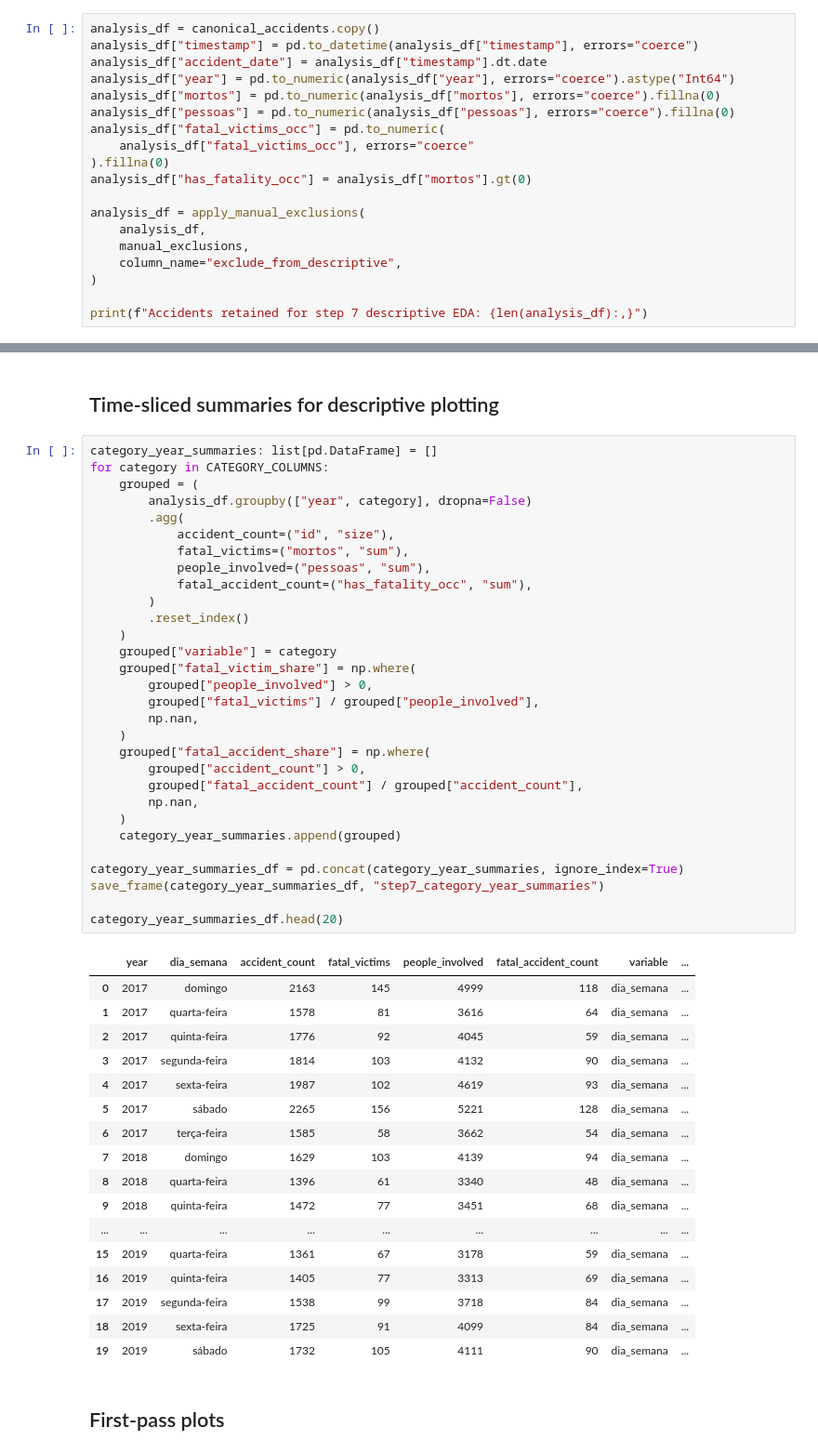
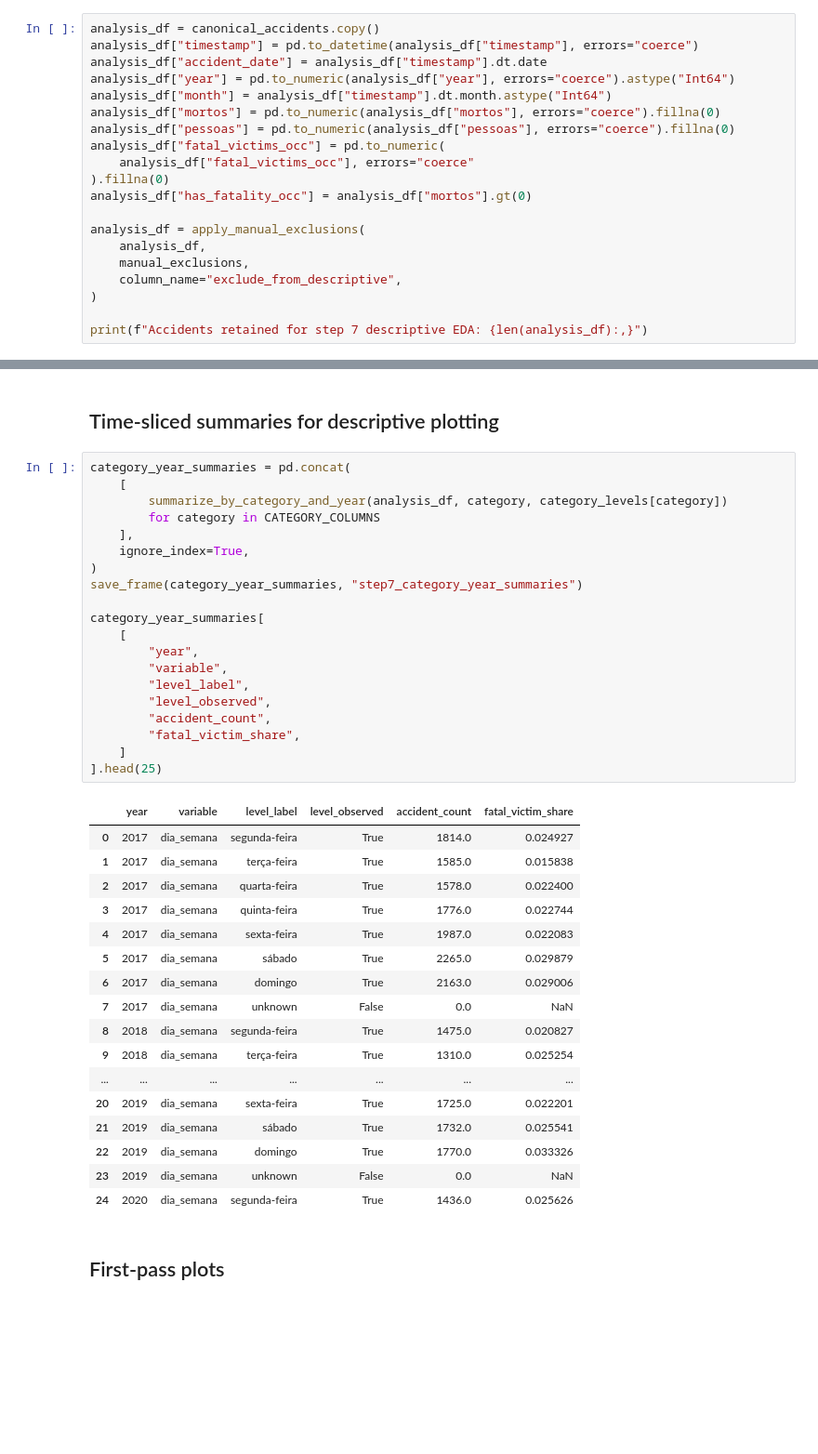
Before and after one commit to alwolmer/radar-prf-101, a Jupyter notebook: notebooks/eda-p2.ipynb, the cells around one changed output, grey strips where cells are left out. Shown at 93% size. Saved outputs shown, nothing was run; the diff lists cells and outputs as text; blank space fills up the shorter version.

```diff
--- a/notebooks/eda-p2.ipynb
+++ b/notebooks/eda-p2.ipynb
@@ -185,6 +649,7 @@ analysis_df = canonical_accidents.copy()
 analysis_df["timestamp"] = pd.to_datetime(analysis_df["timestamp"], errors="coerce")
 analysis_df["accident_date"] = analysis_df["timestamp"].dt.date
 analysis_df["year"] = pd.to_numeric(analysis_df["year"], errors="coerce").astype("Int64")
+analysis_df["month"] = analysis_df["timestamp"].dt.month.astype("Int64")
 analysis_df["mortos"] = pd.to_numeric(analysis_df["mortos"], errors="coerce").fillna(0)
 analysis_df["pessoas"] = pd.to_numeric(analysis_df["pessoas"], errors="coerce").fillna(0)
 analysis_df["fatal_victims_occ"] = pd.to_numeric(
@@ -268,53 +753,43 @@ category_summaries.head(20)
 # %% [markdown]
 ## Time-sliced summaries for descriptive plotting
 # %%
-category_year_summaries: list[pd.DataFrame] = []
-for category in CATEGORY_COLUMNS:
-    grouped = (
-        analysis_df.groupby(["year", category], dropna=False)
-        .agg(
-            accident_count=("id", "size"),
-            fatal_victims=("mortos", "sum"),
-            people_involved=("pessoas", "sum"),
-            fatal_accident_count=("has_fatality_occ", "sum"),
-        )
-        .reset_index()
-    )
-    grouped["variable"] = category
-    grouped["fatal_victim_share"] = np.where(
-        grouped["people_involved"] > 0,
-        grouped["fatal_victims"] / grouped["people_involved"],
-        np.nan,
-    )
-    grouped["fatal_accident_share"] = np.where(
-        grouped["accident_count"] > 0,
-        grouped["fatal_accident_count"] / grouped["accident_count"],
-        np.nan,
-    )
-    category_year_summaries.append(grouped)
+category_year_summaries = pd.concat(
+    [
+        summarize_by_category_and_year(analysis_df, category, category_levels[category])
+        for category in CATEGORY_COLUMNS
+    ],
+    ignore_index=True,
+)
+save_frame(category_year_summaries, "step7_category_year_summaries")
 
-category_year_summaries_df = pd.concat(category_year_summaries, ignore_index=True)
-save_frame(category_year_summaries_df, "step7_category_year_summaries")
-
-category_year_summaries_df.head(20)
+category_year_summaries[
+    [
+        "year",
+        "variable",
+        "level_label",
+        "level_observed",
+        "accident_count",
+        "fatal_victim_share",
+    ]
+].head(25)
 # %% [output]
-|  | year | dia_semana | accident_count | fatal_victims | people_involved | fatal_accident_count | variable | ... |
-| 0 | 2017 | domingo | 2163 | 145 | 4999 | 118 | dia_semana | ... |
-| 1 | 2017 | quarta-feira | 1578 | 81 | 3616 | 64 | dia_semana | ... |
-| 2 | 2017 | quinta-feira | 1776 | 92 | 4045 | 59 | dia_semana | ... |
-| 3 | 2017 | segunda-feira | 1814 | 103 | 4132 | 90 | dia_semana | ... |
-| 4 | 2017 | sexta-feira | 1987 | 102 | 4619 | 93 | dia_semana | ... |
-| 5 | 2017 | sábado | 2265 | 156 | 5221 | 128 | dia_semana | ... |
-| 6 | 2017 | terça-feira | 1585 | 58 | 3662 | 54 | dia_semana | ... |
-| 7 | 2018 | domingo | 1629 | 103 | 4139 | 94 | dia_semana | ... |
-| 8 | 2018 | quarta-feira | 1396 | 61 | 3340 | 48 | dia_semana | ... |
-| 9 | 2018 | quinta-feira | 1472 | 77 | 3451 | 68 | dia_semana | ... |
-| ... | ... | ... | ... | ... | ... | ... | ... | ... |
-| 15 | 2019 | quarta-feira | 1361 | 67 | 3178 | 59 | dia_semana | ... |
-| 16 | 2019 | quinta-feira | 1405 | 77 | 3313 | 69 | dia_semana | ... |
-| 17 | 2019 | segunda-feira | 1538 | 99 | 3718 | 84 | dia_semana | ... |
-| 18 | 2019 | sexta-feira | 1725 | 91 | 4099 | 84 | dia_semana | ... |
-| 19 | 2019 | sábado | 1732 | 105 | 4111 | 90 | dia_semana | ... |
+|  | year | variable | level_label | level_observed | accident_count | fatal_victim_share |
+| 0 | 2017 | dia_semana | segunda-feira | True | 1814.0 | 0.024927 |
+| 1 | 2017 | dia_semana | terça-feira | True | 1585.0 | 0.015838 |
+| 2 | 2017 | dia_semana | quarta-feira | True | 1578.0 | 0.022400 |
+| 3 | 2017 | dia_semana | quinta-feira | True | 1776.0 | 0.022744 |
+| 4 | 2017 | dia_semana | sexta-feira | True | 1987.0 | 0.022083 |
+| 5 | 2017 | dia_semana | sábado | True | 2265.0 | 0.029879 |
+| 6 | 2017 | dia_semana | domingo | True | 2163.0 | 0.029006 |
+| 7 | 2017 | dia_semana | unknown | False | 0.0 | NaN |
+| 8 | 2018 | dia_semana | segunda-feira | True | 1475.0 | 0.020827 |
+| 9 | 2018 | dia_semana | terça-feira | True | 1310.0 | 0.025254 |
+| ... | ... | ... | ... | ... | ... | ... |
+| 20 | 2019 | dia_semana | sexta-feira | True | 1725.0 | 0.022201 |
+| 21 | 2019 | dia_semana | sábado | True | 1732.0 | 0.025541 |
+| 22 | 2019 | dia_semana | domingo | True | 1770.0 | 0.033326 |
+| 23 | 2019 | dia_semana | unknown | False | 0.0 | NaN |
+| 24 | 2020 | dia_semana | segunda-feira | True | 1436.0 | 0.025626 |
 # %% [markdown]
 ## First-pass plots
 # %%
```
Also changed, not shown: parts of 12 cells of this notebook.
